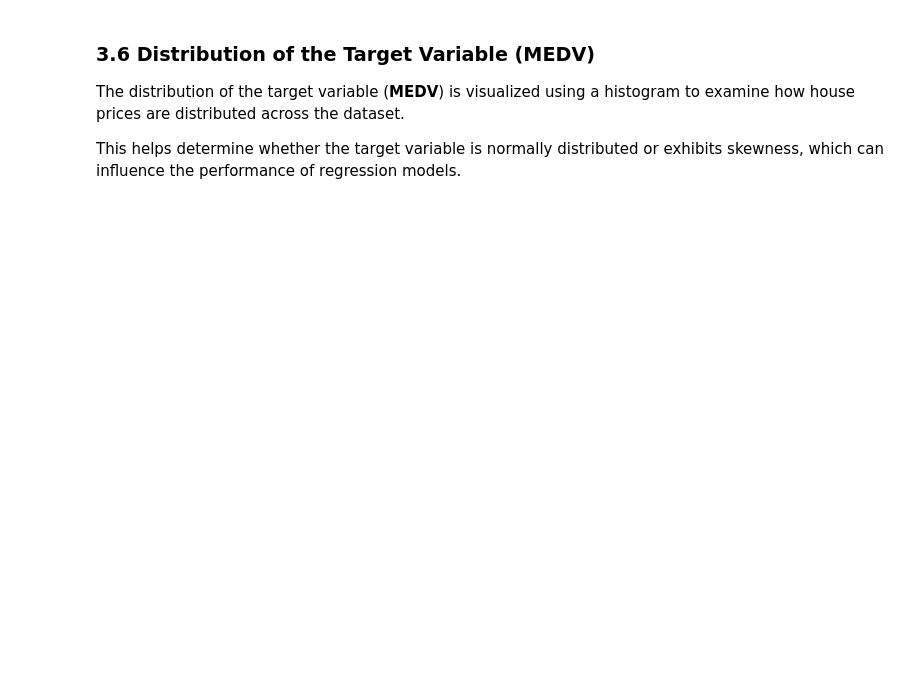
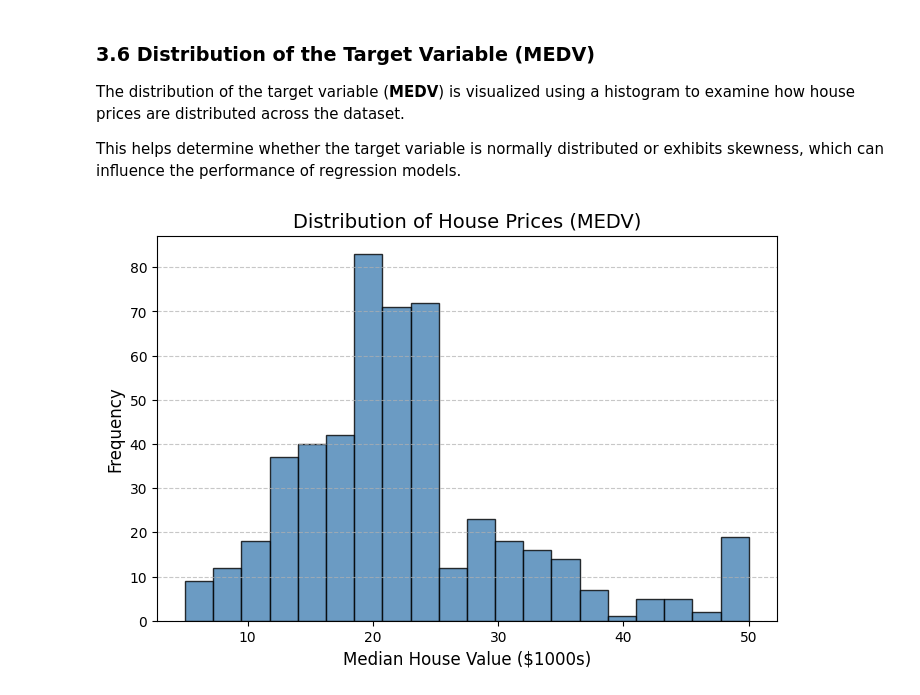
Before and after one commit to Clinton1029/Bostonhousing1, a Jupyter notebook: Bostonhousing.ipynb, the cells around one changed output. Cells and saved outputs as stored; diff of their text form; code cells hidden in the pictures; blank space fills up the shorter version.

```diff
--- a/Bostonhousing.ipynb
+++ b/Bostonhousing.ipynb
@@ -170,10 +170,20 @@ The distribution of the target variable (**MEDV**) is visualized using a histogr
 # %%
 plt.figure(figsize=(8, 5))
 
-plt.hist(df["MEDV"], bins=20)
+plt.hist(
+    df["medv"],
+    bins=20,
+    color="steelblue",
+    edgecolor="black",
+    alpha=0.8
+)
 
-plt.title("Distribution of House Prices (MEDV)")
-plt.xlabel("Median House Value ($1000s)")
-plt.ylabel("Frequency")
+plt.title("Distribution of House Prices (MEDV)", fontsize=14)
+plt.xlabel("Median House Value ($1000s)", fontsize=12)
+plt.ylabel("Frequency", fontsize=12)
+
+plt.grid(axis="y", linestyle="--", alpha=0.7)
 
 plt.show()
+# %% [output]
+[figure, added]
```
Also changed, not shown: parts of 7 cells of this notebook.
